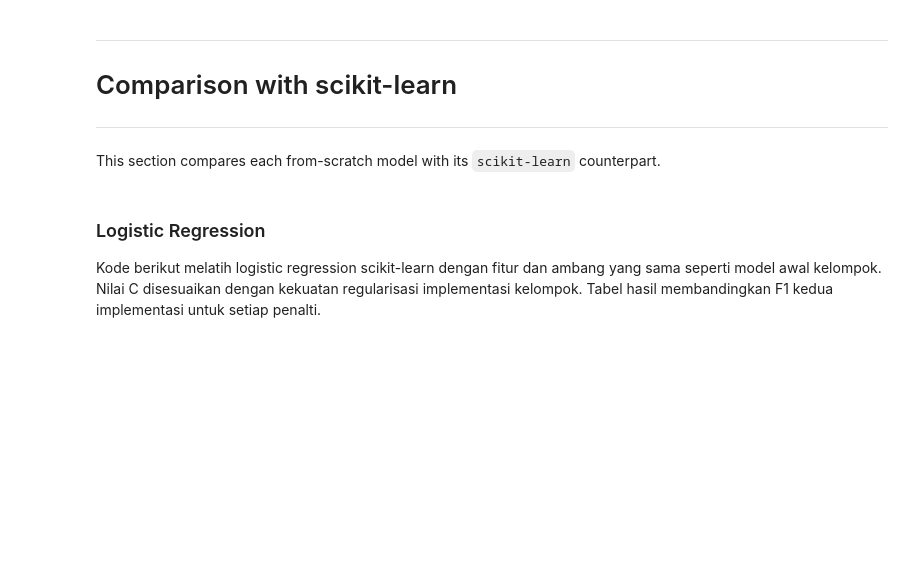
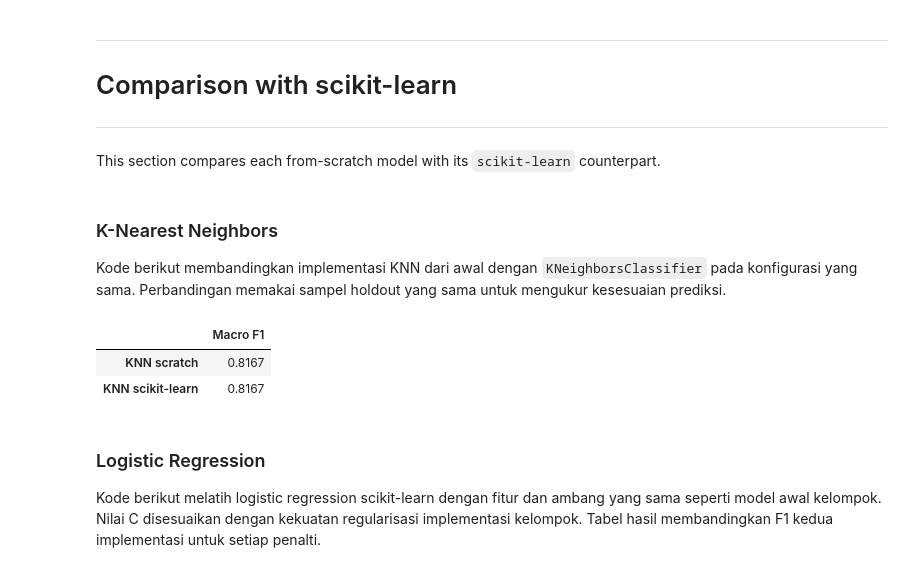
Before and after one commit to Hagon47/IF3170_G24_AyamNutellaBear, a Jupyter notebook: src/notebook/notebook.ipynb, the cells around one changed output. Saved outputs shown, nothing was run; the diff lists cells and outputs as text; code cells hidden in the pictures; blank space fills up the shorter version.

```diff
--- a/src/notebook/notebook.ipynb
+++ b/src/notebook/notebook.ipynb
@@ -1796,6 +1771,35 @@ Name: mean, dtype: float64
 ---
 # %% [markdown]
 This section compares each from-scratch model with its `scikit-learn` counterpart.
+# %% [markdown]
+### K-Nearest Neighbors
+
+Kode berikut membandingkan implementasi KNN dari awal dengan `KNeighborsClassifier` pada konfigurasi yang sama. Perbandingan memakai sampel holdout yang sama untuk mengukur kesesuaian prediksi.
+# %%
+from sklearn.neighbors import KNeighborsClassifier
+
+sklearn_knn = KNeighborsClassifier(
+    n_neighbors=knn_model.k,
+    metric="euclidean",
+    weights="uniform",
+).fit(X_train_a, y_train_a)
+
+sklearn_knn_predict = sklearn_knn.predict(X_val_a)
+
+pd.DataFrame({
+    "Macro F1": {
+        "KNN scratch": f1_score(
+            y_val, knn_prediction, average="macro", zero_division=0
+        ),
+        "KNN scikit-learn": f1_score(
+            y_val, sklearn_knn_predict, average="macro", zero_division=0
+        ),
+    }
+}).round(4)
+# %% [output]
+|  | Macro F1 |
+| KNN scratch | 0.8167 |
+| KNN scikit-learn | 0.8167 |
 # %% [markdown]
 ### Logistic Regression
 
```
Also changed, not shown: parts of 30 cells of this notebook, 1 other file.
